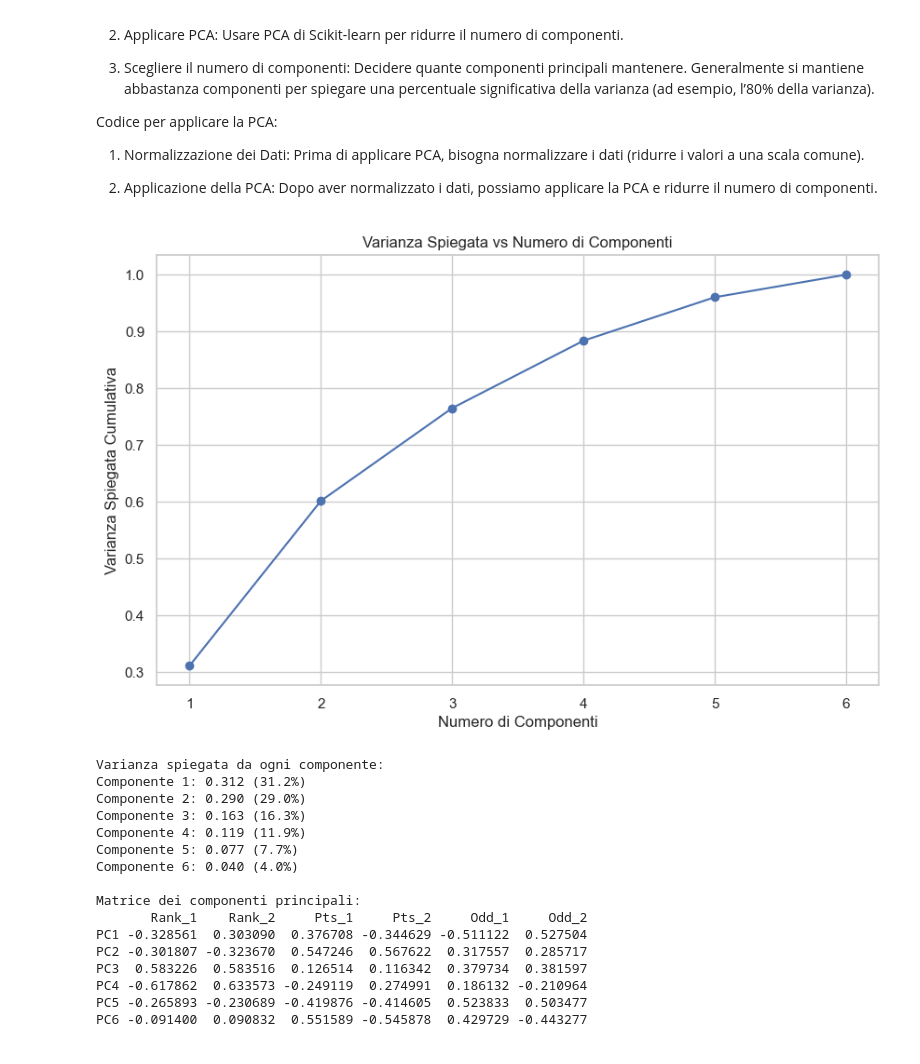
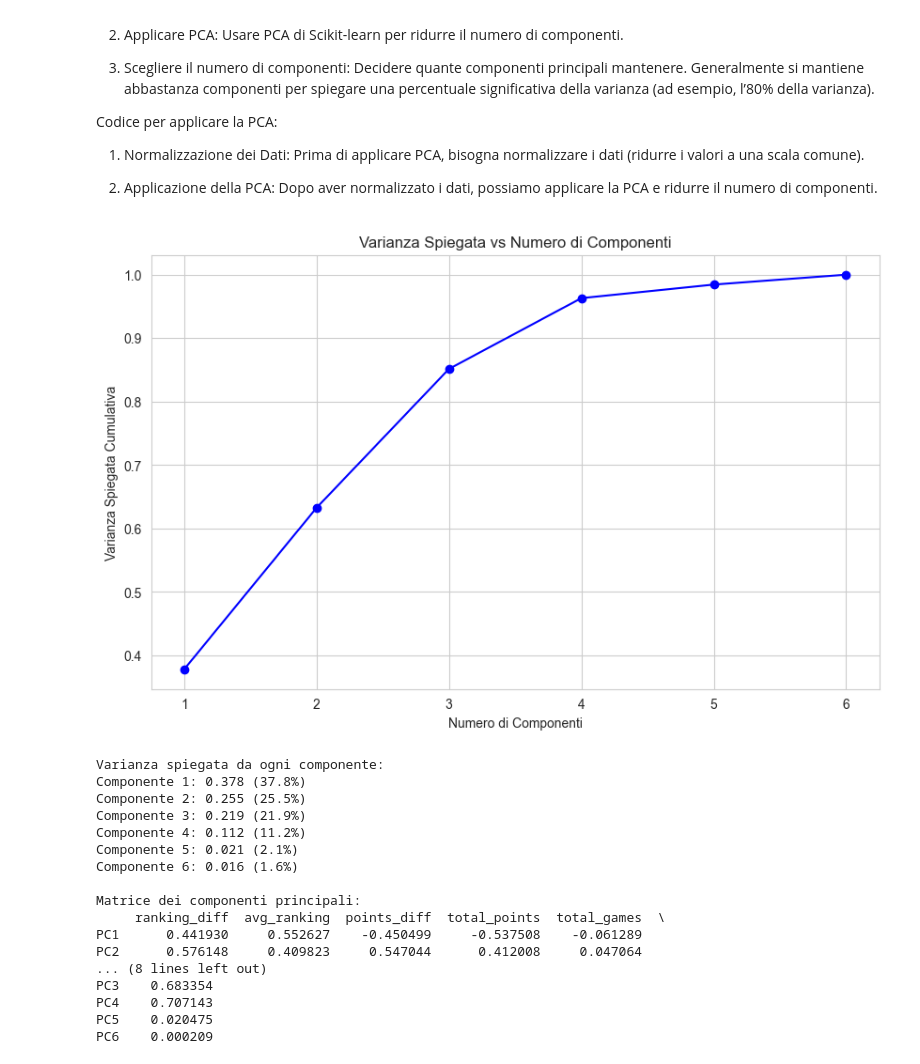
Before and after one commit to enricopierga/DataScience_2024-2025_Projects, a Jupyter notebook: Clustering/clustering_matches.ipynb, the cells around one changed output. Saved outputs shown, nothing was run; the diff lists cells and outputs as text; code cells hidden in the pictures.

```diff
--- a/Clustering/clustering_matches.ipynb
+++ b/Clustering/clustering_matches.ipynb
@@ -11,7 +11,7 @@ from sklearn.decomposition import PCA
 from sklearn.metrics import silhouette_score
 
 # Caricamento del dataset
-df = pd.read_csv('Datasets/atp_tennis.csv')
+df = pd.read_csv('../Datasets/atp_tennis.csv')
 
 # Pre-elaborazione
 # Rimuovere righe con valori mancanti (se presenti)
@@ -283,61 +286,58 @@ Codice per applicare la PCA:
 
 2.	Applicazione della PCA: Dopo aver normalizzato i dati, possiamo applicare la PCA e ridurre il numero di componenti.
 # %%
-# Preparazione dei dati per PCA
-from sklearn.preprocessing import StandardScaler
-from sklearn.decomposition import PCA
+# Selezione delle features numeriche per PCA
+features_for_pca = df_matches.select_dtypes(include=[np.number]).columns
+X = df_matches[features_for_pca]
 
-# Selezione delle features numeriche per PCA
-features_for_pca = ['Rank_1', 'Rank_2', 'Pts_1', 'Pts_2', 'Odd_1', 'Odd_2']
-X = df[features_for_pca]
-
-# Standardizzazione dei dati
+# 1. Normalizzazione dei dati
 scaler = StandardScaler()
 X_scaled = scaler.fit_transform(X)
 
-# Applicazione PCA
+# 2. Applicazione della PCA
 pca = PCA()
 X_pca = pca.fit_transform(X_scaled)
 
-# Visualizzazione della varianza spiegata
+# 3. Visualizzazione della varianza spiegata
 plt.figure(figsize=(10, 6))
 plt.plot(range(1, len(pca.explained_variance_ratio_) + 1),
          np.cumsum(pca.explained_variance_ratio_), 'bo-')
 plt.xlabel('Numero di Componenti')
 plt.ylabel('Varianza Spiegata Cumulativa')
 plt.title('Varianza Spiegata vs Numero di Componenti')
 plt.grid(True)
 plt.show()
 
 # Stampa della varianza spiegata per ogni componente
 print("\nVarianza spiegata da ogni componente:")
 for i, var in enumerate(pca.explained_variance_ratio_):
     print(f"Componente {i+1}: {var:.3f} ({var*100:.1f}%)")
 
 # Matrice dei componenti
 componenti_df = pd.DataFrame(
     pca.components_,
     columns=features_for_pca,
     index=[f'PC{i+1}' for i in range(len(pca.components_))]
 )
 
 print("\nMatrice dei componenti principali:")
 print(componenti_df)
 # %% [output]
-[figure, old version]
+[figure, new version]
 Varianza spiegata da ogni componente:
-Componente 1: 0.312 (31.2%)
-Componente 2: 0.290 (29.0%)
-Componente 3: 0.163 (16.3%)
-Componente 4: 0.119 (11.9%)
-Componente 5: 0.077 (7.7%)
-Componente 6: 0.040 (4.0%)
+Componente 1: 0.378 (37.8%)
+Componente 2: 0.255 (25.5%)
+Componente 3: 0.219 (21.9%)
+Componente 4: 0.112 (11.2%)
+Componente 5: 0.021 (2.1%)
+Componente 6: 0.016 (1.6%)
 
 Matrice dei componenti principali:
-       Rank_1    Rank_2     Pts_1     Pts_2     Odd_1     Odd_2
-PC1 -0.328561  0.303090  0.376708 -0.344629 -0.511122  0.527504
-PC2 -0.301807 -0.323670  0.547246  0.567622  0.317557  0.285717
-PC3  0.583226  0.583516  0.126514  0.116342  0.379734  0.381597
-PC4 -0.617862  0.633573 -0.249119  0.274991  0.186132 -0.210964
-PC5 -0.265893 -0.230689 -0.419876 -0.414605  0.523833  0.503477
-PC6 -0.091400  0.090832  0.551589 -0.545878  0.429729 -0.443277
+     ranking_diff  avg_ranking  points_diff  total_points  total_games  \
+PC1      0.441930     0.552627    -0.450499     -0.537508    -0.061289
+PC2      0.576148     0.409823     0.547044      0.412008     0.047064
+... (8 lines left out)
+PC3    0.683354
+PC4    0.707143
+PC5    0.020475
+PC6    0.000209
```
Also changed, not shown: parts of 23 cells of this notebook, 1 other file.
